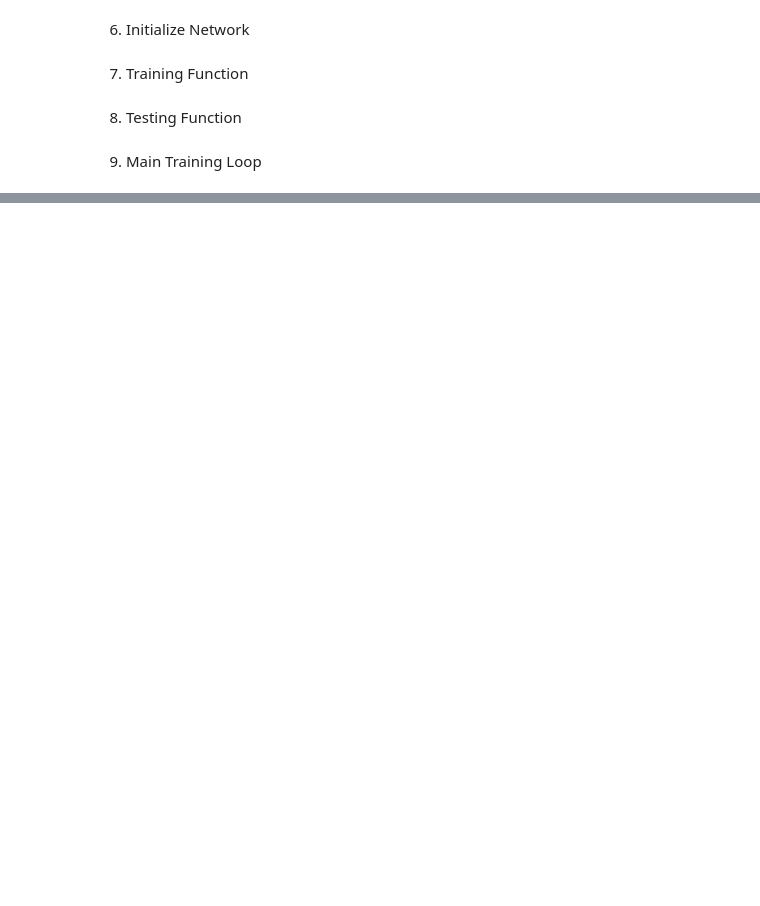
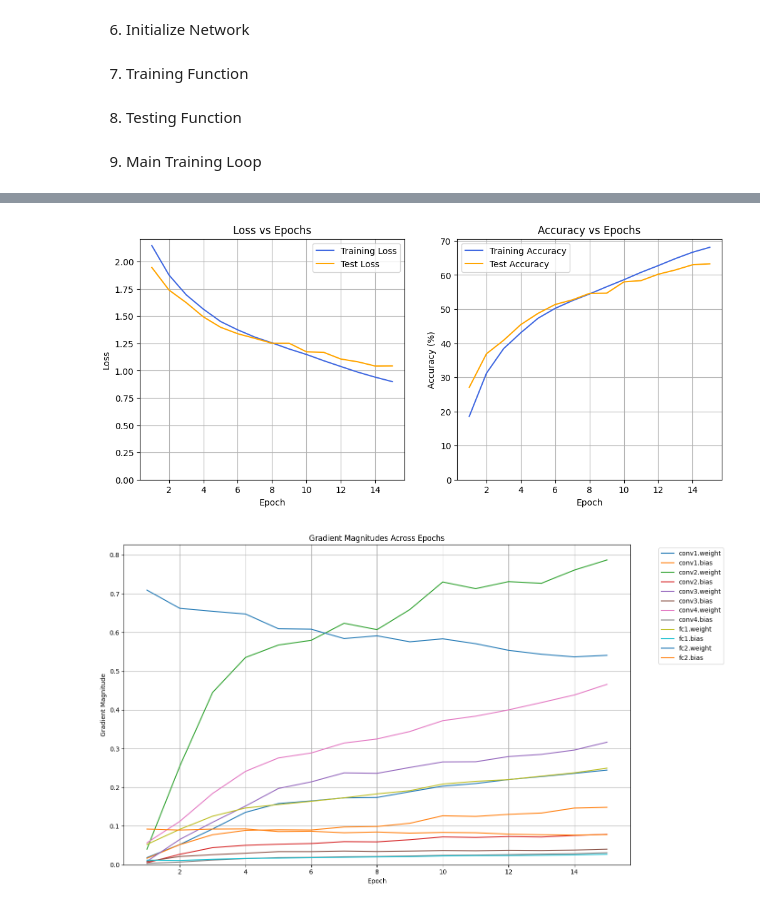
Before and after one commit to OistrakhAleksandra/MachineLearning_CNN_and_MLP_Project, a Jupyter notebook: Instructions/Project_#2_Original_Code.ipynb, the cells around one changed output, grey strips where cells are left out. Saved outputs shown, nothing was run; the diff lists cells and outputs as text; code cells hidden in the pictures; blank space fills up the shorter version.

```diff
--- a/Instructions/Project_#2_Original_Code.ipynb
+++ b/Instructions/Project_#2_Original_Code.ipynb
@@ -331,0 +276,44 @@ plt.show()
+# %%
+epochs = range(1, num_epochs + 1)
+
+# Plot Series 1: Learning Curve Convergences (Loss & Accuracy Trajectories)
+plt.figure(figsize=(12, 5))
+
+plt.subplot(1, 2, 1)
+plt.plot(epochs, train_losses, label='Training Loss', color='royalblue')
+plt.plot(epochs, test_losses, label='Test Loss', color='orange')
+plt.xlabel('Epoch')
+plt.ylabel('Loss')
+plt.title('Loss vs Epochs')
+plt.ylim(bottom=0)
+plt.legend()
+plt.grid(True)
+
+plt.subplot(1, 2, 2)
+plt.plot(epochs, train_accs, label='Training Accuracy', color='royalblue')
+plt.plot(epochs, test_accs, label='Test Accuracy', color='orange')
+plt.xlabel('Epoch')
+plt.ylabel('Accuracy (%)')
+plt.title('Accuracy vs Epochs')
+plt.ylim(bottom=0)
+plt.legend()
+plt.grid(True)
+
+plt.show()
+
+# Plot Series 2: Backpropagation Evaluation (Layer-wise Gradient Magnitudes)
+plt.figure(figsize=(14, 8))
+for layer_name, gradients in all_gradients.items():
+    plt.plot(epochs, gradients, label=layer_name)
+
+plt.xlabel('Epoch')
+plt.ylabel('Gradient Magnitude')
+plt.title('Gradient Magnitudes Across Epochs')
+plt.ylim(bottom=0)
+plt.legend(bbox_to_anchor=(1.05, 1), loc='upper left')
+plt.grid(True)
+plt.tight_layout()
+plt.show()
+# %% [output]
+[figure, added]
+[figure, added]
```
Also changed, not shown: parts of 16 cells of this notebook, 4 other files.
